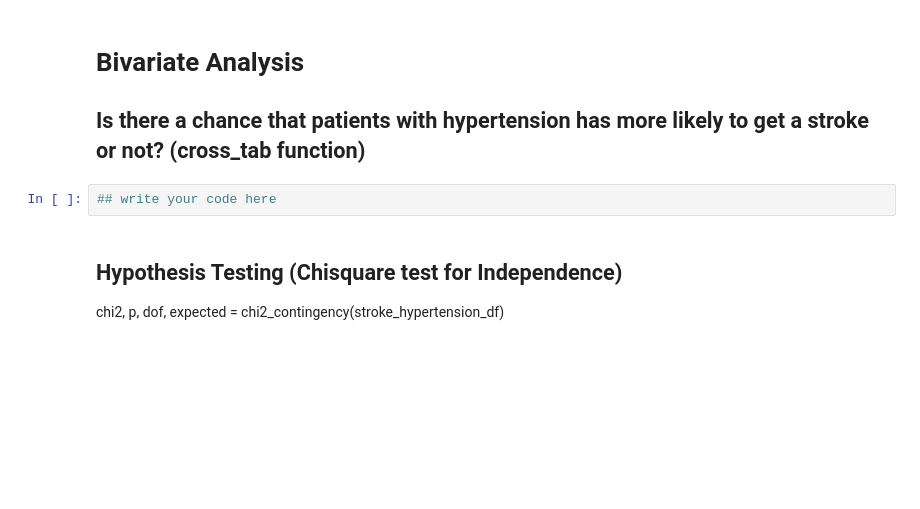
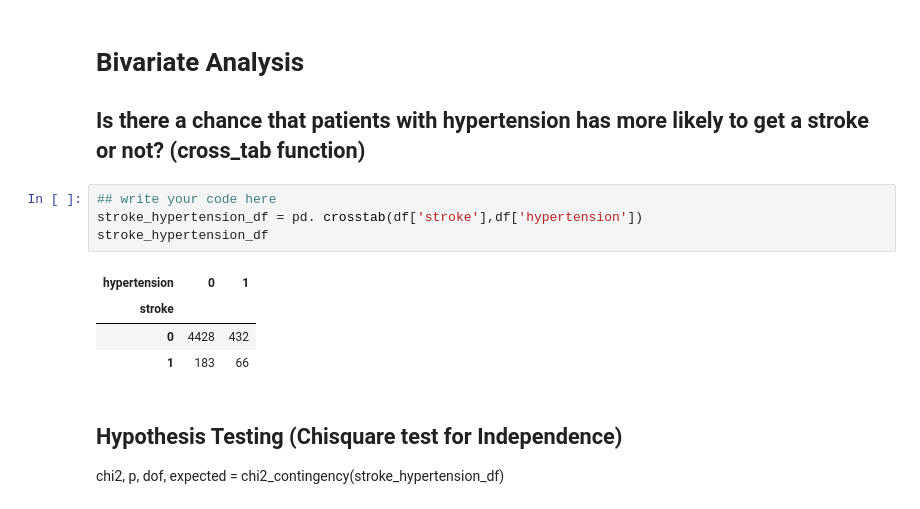
Before and after one commit to Neha-Shrestha/AI-Fellowship-Data-Wrangling, a Jupyter notebook: AI_FELLOWSHIP_Student_Notebook_Pandas_Data_Wrangling.ipynb, the cells around one changed output. Saved outputs shown, nothing was run; the diff lists cells and outputs as text; blank space fills up the shorter version.

```diff
--- a/AI_FELLOWSHIP_Student_Notebook_Pandas_Data_Wrangling.ipynb
+++ b/AI_FELLOWSHIP_Student_Notebook_Pandas_Data_Wrangling.ipynb
@@ -687,6 +720,13 @@ Name: count, dtype: int64
 ## Is there a chance that patients with hypertension has more likely to get a stroke or not? (cross_tab function)
 # %%
 ## write your code here
+stroke_hypertension_df = pd. crosstab(df['stroke'],df['hypertension'])
+stroke_hypertension_df
+# %% [output]
+| hypertension | 0 | 1 |
+| stroke |  |  |
+| 0 | 4428 | 432 |
+| 1 | 183 | 66 |
 # %% [markdown]
 ## Hypothesis Testing (Chisquare test for Independence)
 
```
Also changed, not shown: parts of 9 cells of this notebook.
